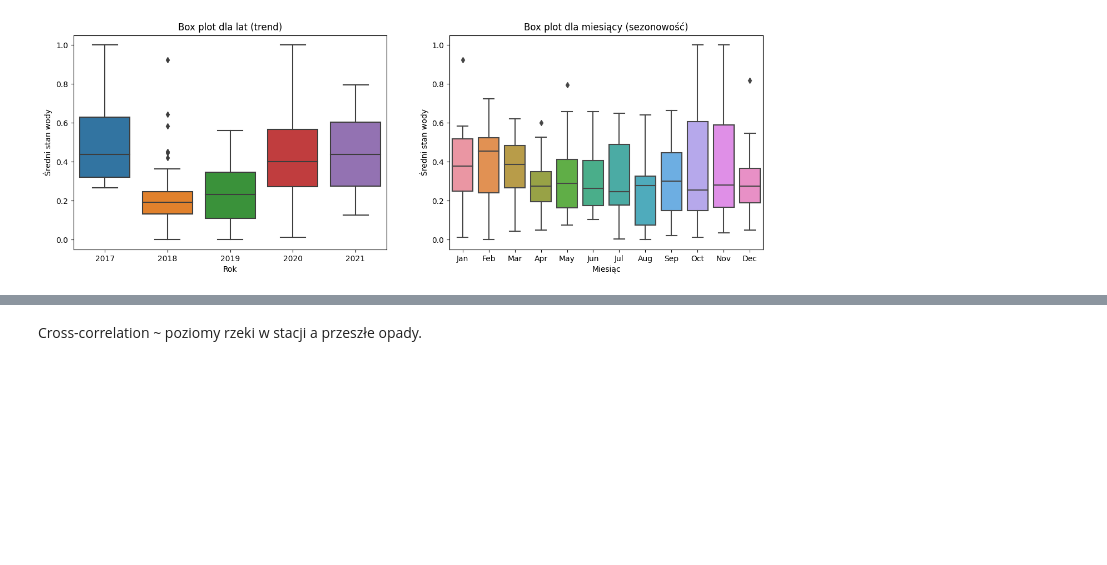
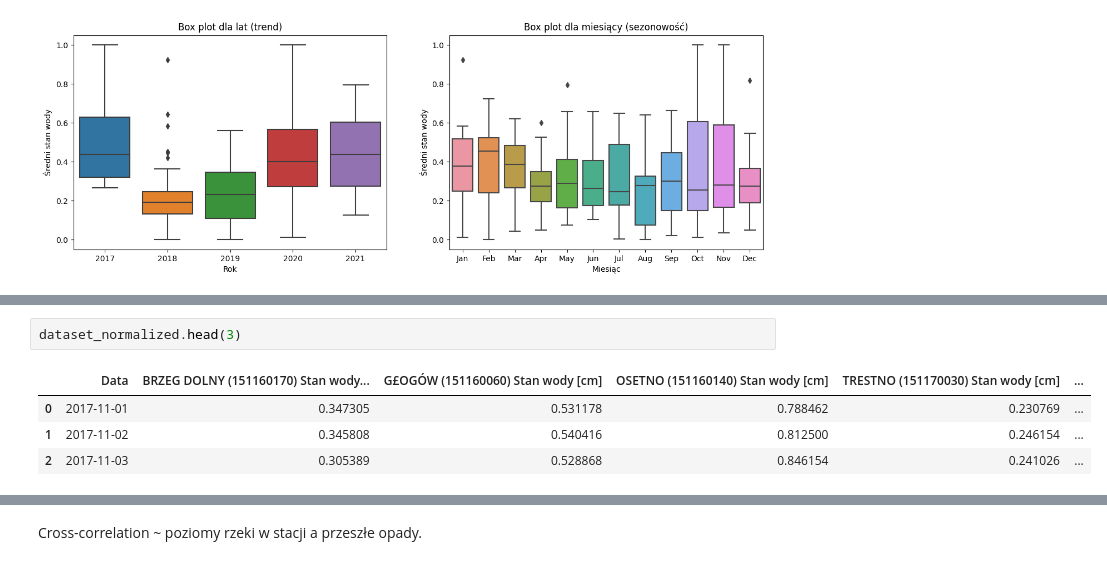
Before and after one commit to it4datascience/CuValley-Batmaja, a Jupyter notebook: expl_data_analysis/EDA.ipynb, the cells around one changed output, grey strips where cells are left out. Saved outputs shown, nothing was run; the diff lists cells and outputs as text; blank space fills up the shorter version.

```diff
--- a/expl_data_analysis/EDA.ipynb
+++ b/expl_data_analysis/EDA.ipynb
@@ -257,0 +333,7 @@ Cross-correlation ~ poziomy rzeki w różnych stacjach
+# %%
+dataset_normalized.head(3)
+# %% [output]
+|  | Data | BRZEG DOLNY (151160170) Stan wody... | G£OGÓW (151160060) Stan wody [cm] | OSETNO (151160140) Stan wody [cm] | TRESTNO (151170030) Stan wody [cm] | ... |
+| 0 | 2017-11-01 | 0.347305 | 0.531178 | 0.788462 | 0.230769 | ... |
+| 1 | 2017-11-02 | 0.345808 | 0.540416 | 0.812500 | 0.246154 | ... |
+| 2 | 2017-11-03 | 0.305389 | 0.528868 | 0.846154 | 0.241026 | ... |
```
Also changed, not shown: parts of 26 cells of this notebook.
